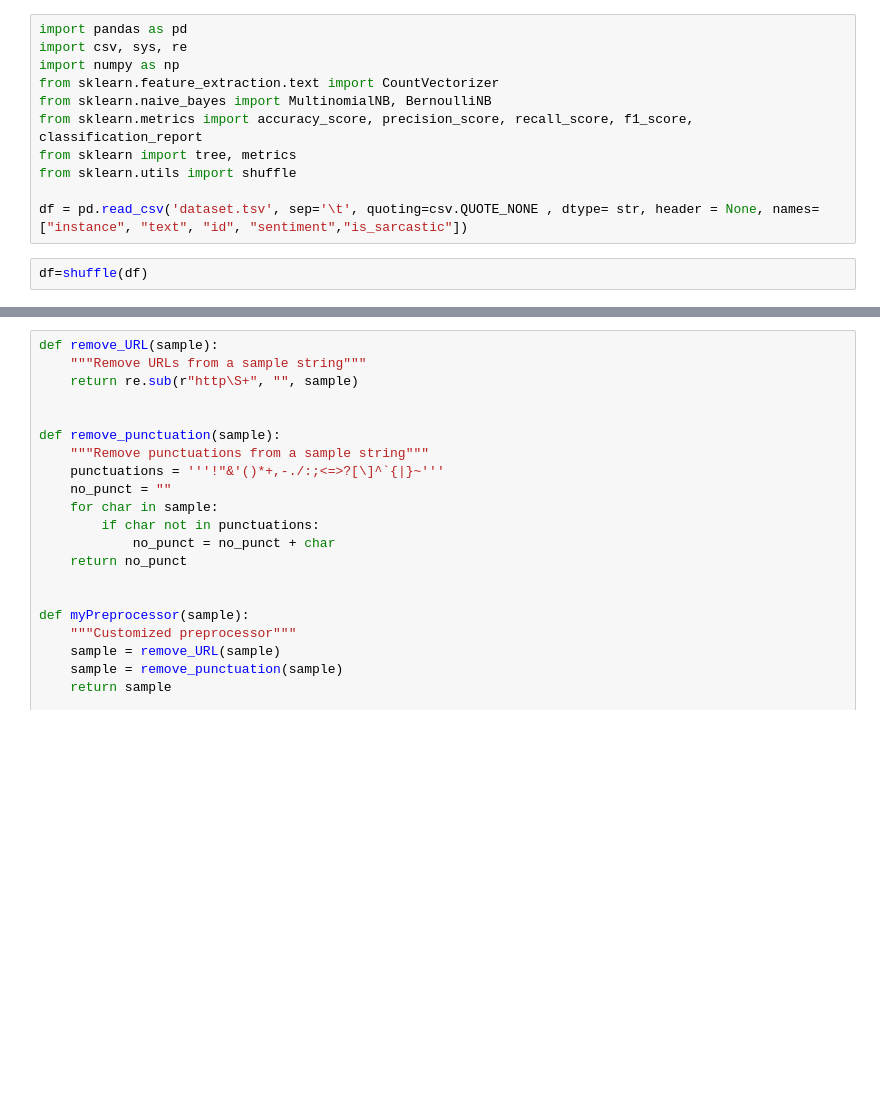
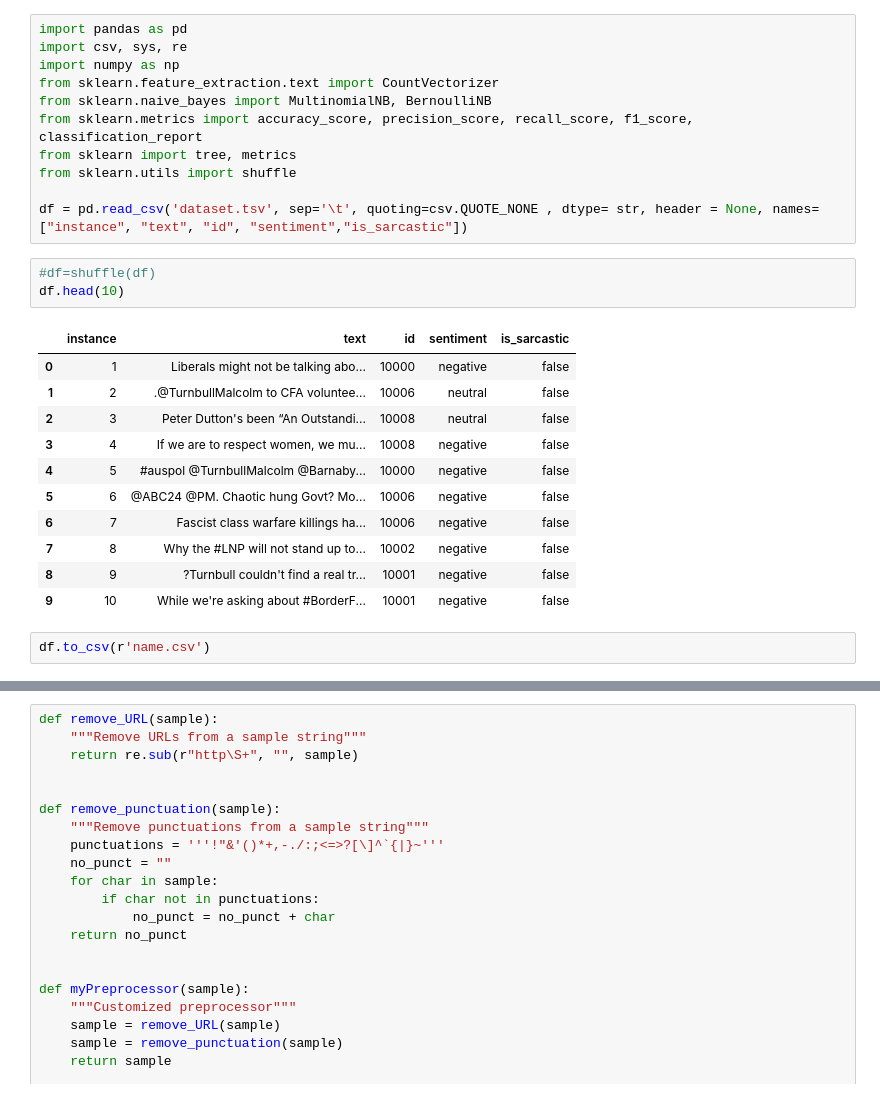
Before and after one commit to thekana/cs9414-opinion-mining, a Jupyter notebook: sentiment.ipynb, the cells around one changed output, grey strips where cells are left out. Saved outputs shown, nothing was run; the diff lists cells and outputs as text; blank space fills up the shorter version.

```diff
--- a/sentiment.ipynb
+++ b/sentiment.ipynb
@@ -9,5 +9,20 @@ from sklearn import tree, metrics
 from sklearn.utils import shuffle
 
 df = pd.read_csv('dataset.tsv', sep='\t', quoting=csv.QUOTE_NONE , dtype= str, header = None, names=["instance", "text", "id", "sentiment","is_sarcastic"])
-# %%
-df=shuffle(df)
+# %%
+#df=shuffle(df)
+df.head(10)
+# %% [output]
+|  | instance | text | id | sentiment | is_sarcastic |
+| 0 | 1 | Liberals might not be talking abo... | 10000 | negative | false |
+| 1 | 2 | .@TurnbullMalcolm to CFA voluntee... | 10006 | neutral | false |
+| 2 | 3 | Peter Dutton's been “An Outstandi... | 10008 | neutral | false |
+| 3 | 4 | If we are to respect women, we mu... | 10008 | negative | false |
+| 4 | 5 | #auspol @TurnbullMalcolm @Barnaby... | 10000 | negative | false |
+| 5 | 6 | @ABC24 @PM. Chaotic hung Govt? Mo... | 10006 | negative | false |
+| 6 | 7 | Fascist class warfare killings ha... | 10006 | negative | false |
+| 7 | 8 | Why the #LNP will not stand up to... | 10002 | negative | false |
+| 8 | 9 | ?Turnbull couldn't find a real tr... | 10001 | negative | false |
+| 9 | 10 | While we're asking about #BorderF... | 10001 | negative | false |
+# %%
+df.to_csv(r'name.csv')
```
Also changed, not shown: parts of 10 cells of this notebook, 6 other files.
